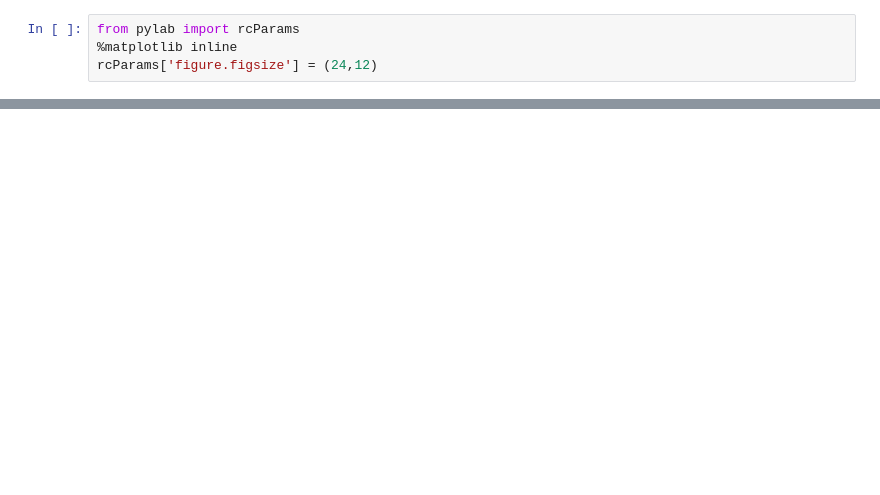
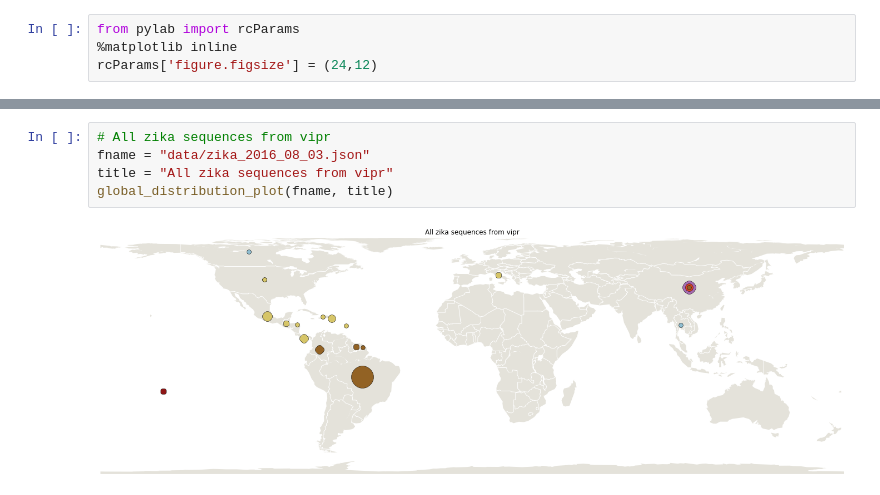
Before and after one commit to nextstrain/fauna, a Jupyter notebook: global_distribution.ipynb, the cells around one changed output, grey strips where cells are left out. Drawn from its saved outputs; the diff is of its cells as text; blank space fills up the shorter version.

```diff
--- a/global_distribution.ipynb
+++ b/global_distribution.ipynb
@@ -52,0 +63,7 @@ plt.show()
+# %%
+# All zika sequences from vipr
+fname = "data/zika_2016_08_03.json"
+title = "All zika sequences from vipr"
+global_distribution_plot(fname, title)
+# %% [output]
+[figure, added]
```
Also changed, not shown: parts of 5 cells of this notebook.
